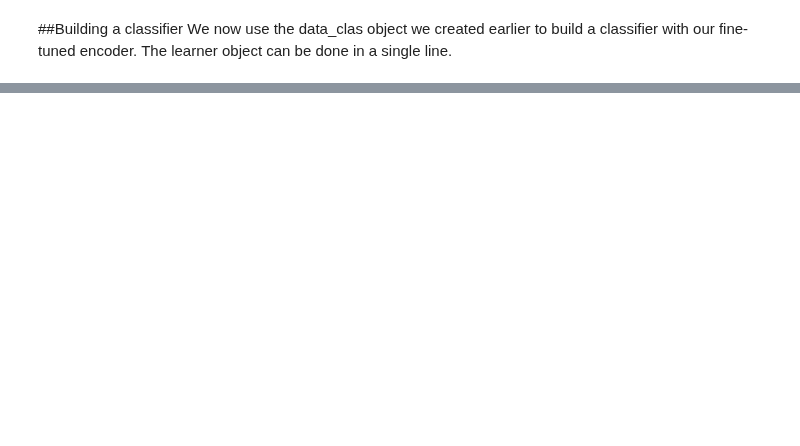
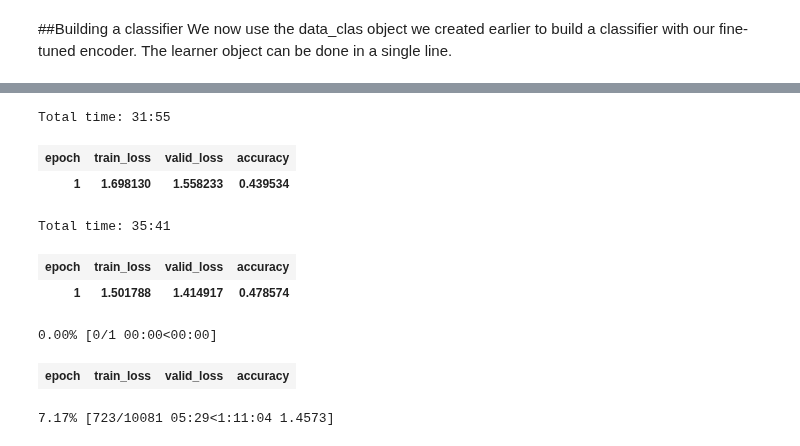
Before and after one commit to navneetkrc/Deep-Learning-Experiments-implemented-using-Google-Colab, a Jupyter notebook: Medicine_review_ULMFiT_fastai_Short.ipynb, the cells around one changed output, grey strips where cells are left out. Cells and saved outputs as stored; diff of their text form; code cells hidden in the pictures; blank space fills up the shorter version.

```diff
--- a/Medicine_review_ULMFiT_fastai_Short.ipynb
+++ b/Medicine_review_ULMFiT_fastai_Short.ipynb
@@ -243,7 +218,7 @@ for learning the classification Task on text data
 data_lm = TextLMDataBunch.from_df(train_df = df_trn, valid_df = df_val,path = "")
 # %%
 # Classifier model data
-data_clas = TextClasDataBunch.from_df(path = "", train_df = df_trn, valid_df = df_val,vocab=data_lm.train_ds.vocab, bs=32)
+data_clas = TextClasDataBunch.from_df(path = "", train_df = df_trn, valid_df = df_val,vocab=data_lm.train_ds.vocab, bs=48)
 # %% [markdown]
 This does all the necessary preprocessing behing the scene. For the classifier, we also pass the vocabulary (mapping from ids to words) that we want to use: this is to ensure that data_clas will use the same dictionary as data_lm.
 # %%
@@ -294,12 +314,24 @@ learn.recorder.plot()
 learn = text_classifier_learner(data_clas, drop_mult=0.7)
 learn.load_encoder('ft_enc53')
 # %%
-learn.fit_one_cycle(3, 1e-2)
+learn.fit_one_cycle(1, 1e-2)
+# %% [output]
+Total time: 31:55
+| epoch | train_loss | valid_loss | accuracy |
+| 1 | 1.698130 | 1.558233 | 0.439534 |
 # %%
 learn.freeze_to(-2)
-learn.fit_one_cycle(2, slice(5e-3/2., 5e-3))
+learn.fit_one_cycle(1, slice(5e-3/2., 5e-3))
+# %% [output]
+Total time: 35:41
+| epoch | train_loss | valid_loss | accuracy |
+| 1 | 1.501788 | 1.414917 | 0.478574 |
 # %%
 learn.unfreeze()
-learn.fit_one_cycle(2, slice(2e-3/100, 2e-3))
+learn.fit_one_cycle(1, slice(2e-3/100, 2e-3))
+# %% [output]
+0.00% [0/1 00:00<00:00]
+| epoch | train_loss | valid_loss | accuracy |
+7.17% [723/10081 05:29<1:11:04 1.4573]
 # %%
 print("process completed")
```
Also changed, not shown: parts of 13 cells of this notebook.
